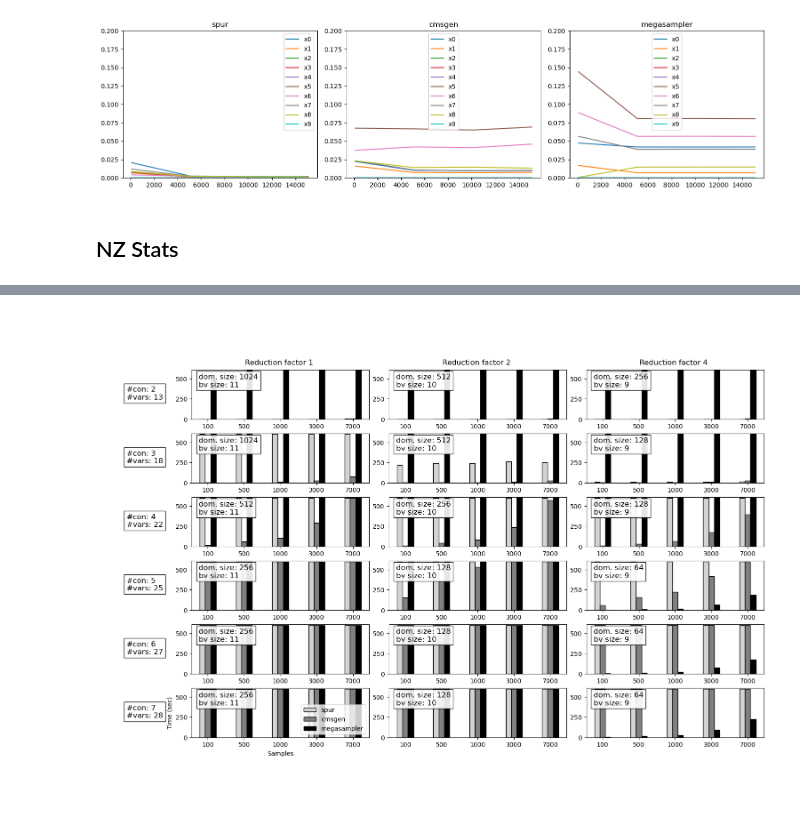
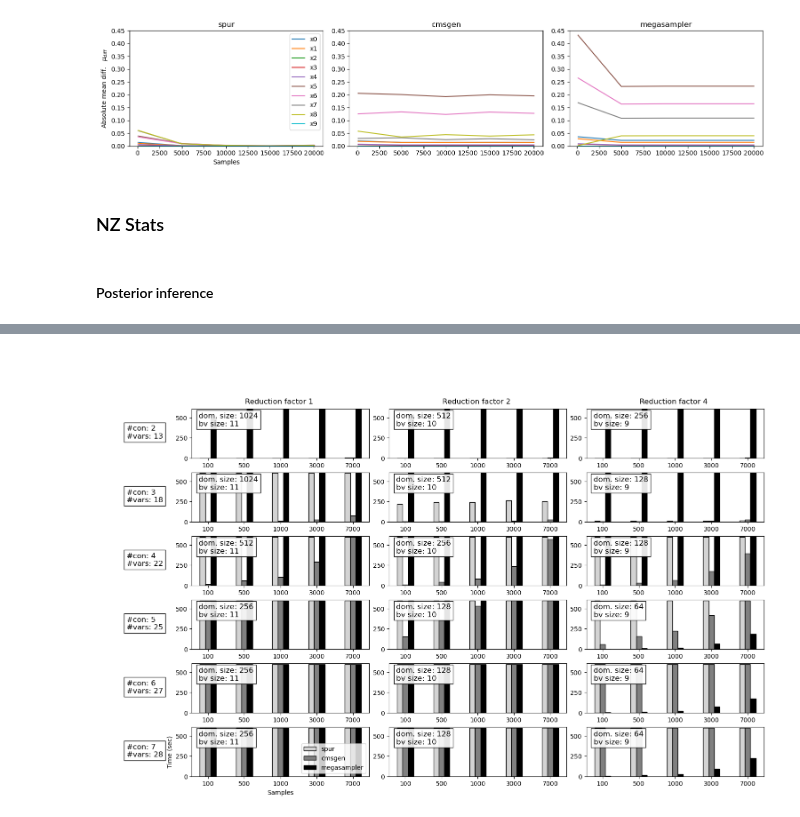
Before and after one commit to itu-square/sat-metropolis, a Jupyter notebook: experiments/experiments.ipynb, the cells around one changed output, grey strips where cells are left out. Cells and saved outputs as stored; diff of their text form; code cells hidden in the pictures; blank space fills up the shorter version.

```diff
--- a/experiments/experiments.ipynb
+++ b/experiments/experiments.ipynb
@@ -436,6 +165,9 @@ df = pd.DataFrame(d)
 ### function to query exact solution probability for each variable and outcome
 p_var = lambda x,i: df[df[x] == i].p.sum()
 # %%
+## We generate a dataframe with the convergence analysis results
+
+backends = ['spur', 'cmsgen', 'megasampler']
 def p_est(trace, var_name, outcome):
     return np.mean(trace[var_name] == outcome)
 data_db_cacm = {
@@ -457,6 +189,8 @@ for (samples, traces) in traces_db_cacm:
             elif x in ['x5','x6','x7','x8','x9']:
                 ran = range(2)
 
+            outcomes = ran
+
             x_conv = x if x in ['x0','x1','x2','x3','x4'] else 'g'+str((int(x[1])-5))
 
             err_outcome_means = [np.mean([np.abs(p_est(trace.posterior.sel(chain=0),x, o).item() - p_var(x_conv,o)) for o in outcomes]) for trace in trace_reps]
@@ -466,17 +200,21 @@ for (samples, traces) in traces_db_cacm:
             data_db_cacm['err_mean_mean'].append(np.mean(err_outcome_means))
             data_db_cacm['err_mean_var'].append(np.var(err_outcome_means))
 df_db_cacm = pd.DataFrame(data_db_cacm)
+# df_db_cacm.to_csv('results_convergence_db_cacm.csv', index=False) ## save it if needed
 # %%
+## Histogram plots comparing convergence for increasing number of samples
+num_samples = df_db_cacm.samples.unique()
 fig, axs = plt.subplots(1,len(num_samples),figsize=(20,3))
 for (s,a) in zip(num_samples, axs):
     data = {b: [] for b in backends}
     for b in backends:
         data[b] = df_db_cacm[(df_db_cacm.samples == s) & (df_db_cacm.backend == b)].err_mean_mean.values
     df_temp = pd.DataFrame(data)
-    ax = df_temp.plot.bar(ax=a)
+    ax = df_temp.plot.bar(ax=a, color=['#D3D3D3', '#808080', '#000000'], edgecolor='black', width=0.7)
     variables = df_db_cacm.var_name.unique()
     ax.set_xticks(range(len(variables)), variables,rotation=0)
-    ax.set_ylim((0,np.max(df_temp.values+0.01)))
-    ax.legend(['sp','cm','mg'])
+    ax.set_ylim((0,np.max(df_temp.values+0.02)))
+    ax.legend(['spur','cmsgen','megasampler'])
     ax.set_title(f'Samples: {s}');
+# plt.savefig('convergence_db_cacm_hist.pdf'); ## save it if needed
 # %% [output]
@@ -483,0 +222,17 @@ for (s,a) in zip(num_samples, axs):
+# %%
+## Histogram plot comparing convergence for the maximum number of samples, i.e., 20000 (plot for the paper)
+
+fig, a = plt.subplots(1,1,figsize=(5,4))
+for b in backends:
+    data[b] = df_db_cacm[(df_db_cacm.samples == 20000) & (df_db_cacm.backend == b)].err_mean_mean.values
+df_temp = pd.DataFrame(data)
+ax = df_temp.plot.bar(ax=a, color=['#D3D3D3', '#808080', '#000000'], edgecolor='black', width=0.7)
+variables = df_db_cacm.var_name.unique()
+ax.set_xticks(range(len(variables)), variables,rotation=0)
+ax.set_ylim((0,np.max(df_temp.values+0.02)))
+ax.legend(['spur','cmsgen','megasampler'])
+ax.set_xlabel('Variables')
+ax.set_ylabel('Absolute mean diff.   $\\mu_{diff}$')
+ax.set_title(f'Samples: {s}')
+ax.legend(loc='upper left');
+# plt.savefig('convergence_db_cacm_hist_20000.pdf') ## save it if needed
@@ -484,19 +241,27 @@ for (s,a) in zip(num_samples, axs):
 # %%
-fig, axs = plt.subplots(1,len(backends),figsize=(15,4))
+## Line plots comparing convergence for increasing number of samples (plot for the paper)
+
+fig, axs = plt.subplots(1,len(backends),figsize=(15,3.5))
 
 for (ax, b) in zip(axs, backends):
     ys = [(vn,
            df_db_cacm[(df_db_cacm.var_name == vn) & (df_db_cacm.backend == b)].err_mean_mean.values,
            df_db_cacm[(df_db_cacm.var_name == vn) & (df_db_cacm.backend == b)].err_mean_var.values)
               for vn in ['x0','x1','x2','x3','x4','x5','x6','x7','x8','x9']]
     for (vn, y, y_var) in ys:
         ax.plot(num_samples, y, label=vn)
         ax.fill_between(num_samples, y-y_var, y+y_var, alpha=0.2)
-    ax.set_ylim((0,0.2))
+    ax.set_ylim((0,0.45))
     ax.set_title(f'{b}')
-    ax.legend();
+    if b == 'spur':
+        ax.set_xlabel('Samples')
+        ax.set_ylabel('Absolute mean diff.   $\\mu_{diff}$')
+        ax.legend();
+# plt.savefig('convergence_db_cacm_plot.pdf'); ## save it if needed
 # %% [output]
-[figure, old version]
+[figure, new version]
 # %% [markdown]
-## NZ Stats
+### NZ Stats
+# %% [markdown]
+#### Posterior inference
 # %%
```
Also changed, not shown: parts of 84 cells of this notebook, 58 other files.
